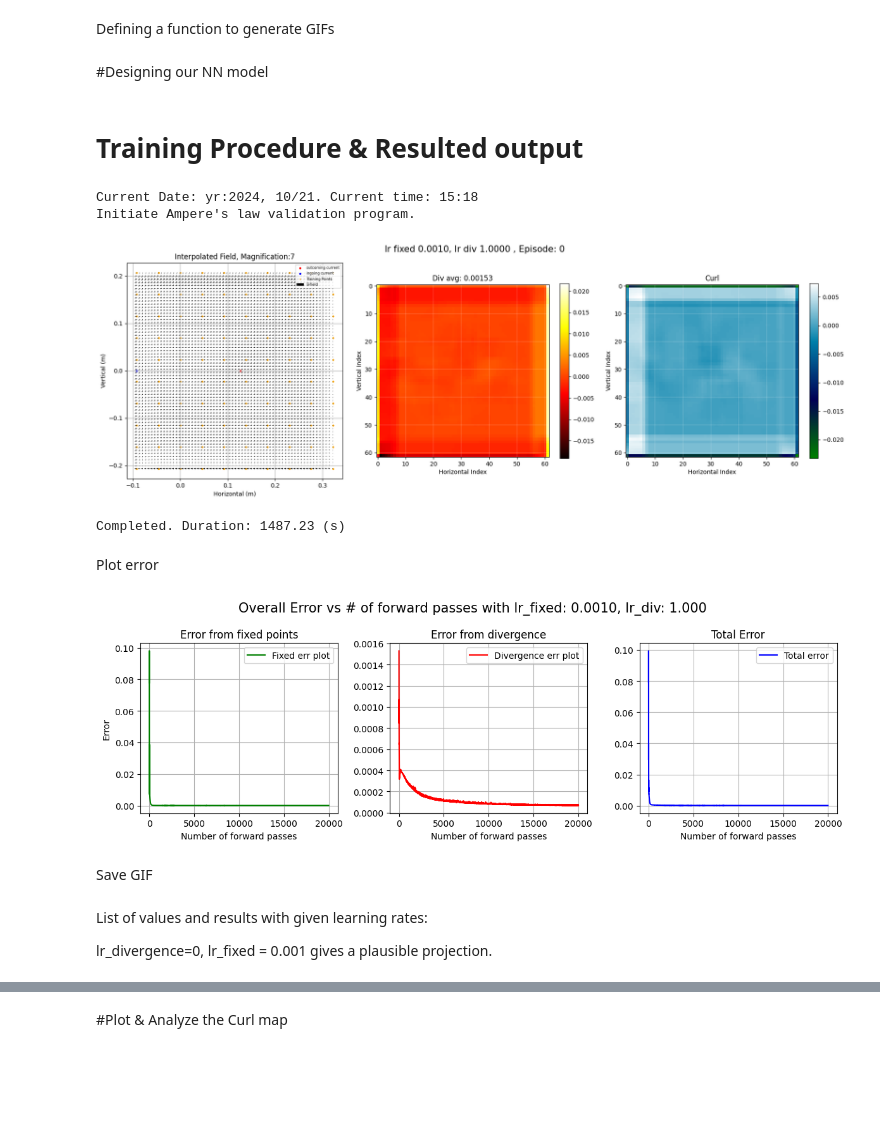
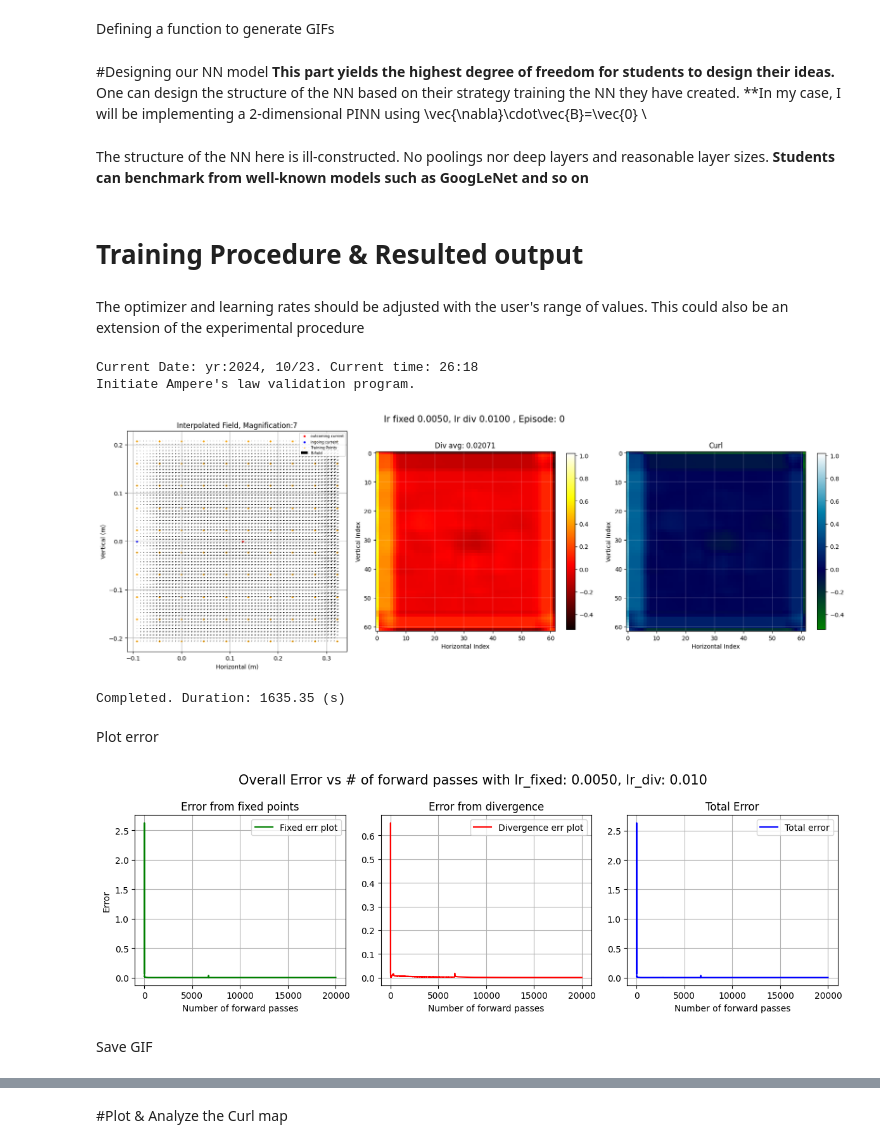
Before and after one commit to XUideaList/Validating-Ampere-s-law-with-PINN, a Jupyter notebook: UPRC_Validation_for_Ampere's_law.ipynb, the cells around one changed output, grey strips where cells are left out. Drawn from its saved outputs; the diff is of its cells as text; code cells hidden in the pictures; blank space fills up the shorter version.

```diff
--- a/UPRC_Validation_for_Ampere's_law.ipynb
+++ b/UPRC_Validation_for_Ampere's_law.ipynb
@@ -373,26 +386,5 @@ interpolating unit length: 0.0066 (m)
 #Plotting and defining field_derivatives and its errors
 # %% [markdown]
 Defining Convolution and Convolution layers for in/output vector fields
-# %%
-def div_err(div_map): # div_map -> (1,interp_num, interp_num) shaped tensor denoting the divergence of the field.
-  grid_number = div_map.numel()
-  divergence_error = torch.mean(torch.sqrt(div_map**2)) # weighted by squaring the divergence so that large errors contribute more.
-  # May have to remove the squaring operation since it may converge to a trivial solution.
-  return divergence_error
-
-def curl_sum(curl_map):
-  pos_idx, neg_idx = curl_map > 0, curl_map < 0
-  pos_curl, neg_curl = torch.sum(curl_map[pos_idx]), torch.sum(curl_map[neg_idx])
-  sum_pos, neg_pos = torch.sum(pos_curl), torch.sum(neg_curl)
-  return sum_pos, neg_pos
-
-# Defining a layer to evaluate the Divergence/Curl of the in/output field is done in the following sections describing NN models.
-# The input for this layer will be the predicted field. (Or the true field depending on occasions)
-
-# Outside the model just for clarification.
-def vector_field_conv(input_field, diff_kernel):
-  #print(input_field.dtype, diff_kernel.dtype)
-  convoluted_field = F.conv2d(input_field, weight=diff_kernel,stride=1, padding=0)#, groups=input_field.shape[0])
-  return convoluted_field
 # %% [markdown]
 The convolution process itself doesn't take much time even for fields with magnfiy_num=7
@@ -519,5 +548,6 @@ def save_gif_PIL(outfile, files, fps=5, loop=0):  # call the function after addi
-# %% [markdown]
-#Designing our NN model
+# %% [markdown]
+#Designing our NN model
+**This part yields the highest degree of freedom for students to design their ideas.** One can design the structure of the NN based on their strategy training the NN they have created. **In my case, I will be implementing a 2-dimensional PINN using \vec{\nabla}\cdot\vec{B}=\vec{0} \
 # %%
 # Extracting points with tensor inputs.
 def extract_error(pred_tensor, training_tensor, magnify_coeff=magnify_num, log_option = 0):
@@ -606 +604,3 @@ model_Mk1 = B_FieldInterpolator_Mk1(input_size=slot_num, output_size=interp_num)
+# %% [markdown]
+The structure of the NN here is ill-constructed. No poolings nor deep layers and reasonable layer sizes. **Students can benchmark from well-known models such as GoogLeNet and so on**
 # %%
@@ -651,23 +630,24 @@ model_Mk3 = B_FieldInterpolator_Mk3(slot_num, interp_num).to(DEVICE)
 # %% [markdown]
 # Training Procedure & Resulted output
+# %% [markdown]
+The optimizer and learning rates should be adjusted with the user's range of values. This could also be an extension of the experimental procedure
 # %%
 %matplotlib inline
-time_in_list = list(time.localtime()[0:5])
+time_in_list = list(time.localtime()[0:5]) # South Korea - reference time
 time_in_list[3] = time_in_list[3]+9
 
 print("Current Date: yr:%d, %d/%d. Current time: %d:%d"%tuple(time_in_list[0:5]))
 print("Initiate Ampere's law validation program.")
 
-model_list = [model_Mk1, model_Mk2, model_Mk3]
-model = model_list[2]
+model = model_Mk3
 
 torch.manual_seed(1024)
 episodes = 20000 # Total number of interpolations.
 num_plots = 200 # Number of plots
 
-# 3. Define Loss and Optimizer
-lr_fixed = 0.001   # 0.005, 0.001
-lr_divergence = 1.0  # 0.01, 0.004 , 0.002, 1, 0
+# 3. Define Loss and Optimizer -> 10.22 update: Changed the kernels based on FDM.
+lr_fixed = 0.005  #.006 .006,.004(null) 0.0035 0.0035 0.005 0.002 0.005
+lr_divergence = 0.01  #.002 .01,.01(null) 0.01 0.03 1 0.05 0.005 -> 1:1 ratio seemed to look good... but it drastically collapses
 
 # Optimizer: ADAM
 optimizer = optim.Adam(model.parameters(), lr=lr_fixed)
@@ -676,7 +656,7 @@ optimizer = optim.Adam(model.parameters(), lr=lr_fixed)
 file_name = "gif folder"
 # Designate the path to store the GIF and its name in gif_name
 gif_path = "/content/drive/MyDrive/Colab Notebooks/KPS UPRC/ "
-gif_name = gif_path+"time : %dth %d:%d, lr:(fixed,div)= (%.4f,%.4f)"%(time_in_list[2],time_in_list[3],time_in_list[4],lr_fixed,lr_divergence)
+gif_name = gif_path+"Loop integration - time : %dth %d:%d, lr: (%.4f,%.4f)"%(time_in_list[2],time_in_list[3],time_in_list[4],lr_fixed,lr_divergence)
 
 files = []
 fixed_err_list, physics_loss_list, tot_err_list = [] , [],  []
@@ -690,8 +670,8 @@ for interp_iteration in range(episodes):
   interpolated_output = model(fixed_field)
 
   # Calculate field derivatives
-  interpolated_divergence = div_map_3_gen(interpolated_output)
-  interpolated_curl = curl_map_3_gen(interpolated_output)
+  interpolated_divergence = compute_div(interpolated_output)#compute_div(interpolated_output) # div_map_3_gen(interpolated_output)
+  interpolated_curl = compute_curl(interpolated_output)#compute_curl(interpolated_output)# curl_map_3_gen(interpolated_output)
 
   # Compute loss and BackPropagate
   fixed_point_err = extract_error(interpolated_output,fixed_field)
@@ -703,42 +683,37 @@ for interp_iteration in range(episodes):
 
   fixed_err_real = fixed_point_err.detach().cpu().numpy()
   interpolated_div_err_real = interpolated_div_error.detach().cpu().numpy()
   tot_err_real = fixed_err_real + lr_divergence * interpolated_div_err_real
 
   fixed_err_list.append(fixed_err_real)
   physics_loss_list.append(interpolated_div_err_real)
   tot_err_list.append(tot_err_real)
 
+# The if phrase can be neglected if one desires for a faster calculation
   if( (interp_iteration % (episodes/num_plots))==0 ):
     # Append plot of the interpolated field for trial No.: interp_iteration
     combined_plot(interpolated_output, interp_config, XX, YY, [interpolated_divergence, interpolated_curl]
                   ,["Interpolated Field"
                   ,"Div avg: %.5f"%interpolated_div_err_real,"Curl"]
                   ,['hot','ocean'],"lr fixed %.4f, lr div %.4f , Episode: %d"%( lr_fixed, lr_divergence ,interp_iteration))
     plt.tight_layout()
 
-    #field_plot(interpolated_output, interp_config, XX, YY, 1, 0
-    #,"lr div %.4f, lr fixed %.4f , Episode: %d"%( lr_fixed, lr_divergence ,interp_iteration))
-    #portable_heatmap(interpolated_divergence, "Interpolated Divergence", "hot", 0)
-    #portable_heatmap(interpolated_curl, "Interpolated Curl", "ocean", 0)
-
     #print("Fixed_data error: %.8f, Physics error: %.8f in total %.8f for episode : %d "%(fixed_err_real, interpolated_div_err_real, tot_err_real, interp_iteration))
     file = file_name+"/Interp_%.8i.png"%(interp_iteration)
     plt.savefig(file, bbox_inches="tight", pad_inches=0.1, dpi=200, facecolor='white')
     files.append(file)
-
 
     if((interp_iteration % (episodes)) == 0):
       plt.show() #One can think of plt.clf()
     else: plt.close("all")
 
 end_time =  time.perf_counter()
 print("Completed. Duration: %.2f (s)"%(end_time-start_time))
 # %% [output]
-Current Date: yr:2024, 10/21. Current time: 15:18
+Current Date: yr:2024, 10/23. Current time: 26:18
 Initiate Ampere's law validation program.
-[figure, old version]
+[figure, new version]
-Completed. Duration: 1487.23 (s)
+Completed. Duration: 1635.35 (s)
 # %% [markdown]
 Plot error
 # %%
@@ -773,11 +748,8 @@ ax_err[2].legend()
 fig_err.suptitle("Overall Error vs # of forward passes with lr_fixed: %.4f, lr_div: %.3f"%(lr_fixed, lr_divergence), fontsize = 15)
 fig_err.tight_layout()
 
-# Change the path to save the error plot in a different file.
-err_path = "/content/drive/MyDrive/Colab Notebooks/KPS UPRC/"
-fig_err.savefig(err_path+" Error plot : %dth %d:%d, lr:(fixed,div)= (%.4f,%.4f).png"%(time_in_list[2],time_in_list[3],time_in_list[4],lr_fixed,lr_divergence))
 plt.show()
 # %% [output]
-[figure, old version]
+[figure, new version]
 # %% [markdown]
 Save GIF
@@ -788,4 +755,0 @@ save_gif_PIL(gif_name, files, fps=10, loop=0)
-# %% [markdown]
-List of values and results with given learning rates:
-
-lr_divergence=0, lr_fixed = 0.001 gives a plausible projection.
```
Also changed, not shown: parts of 47 cells of this notebook.
